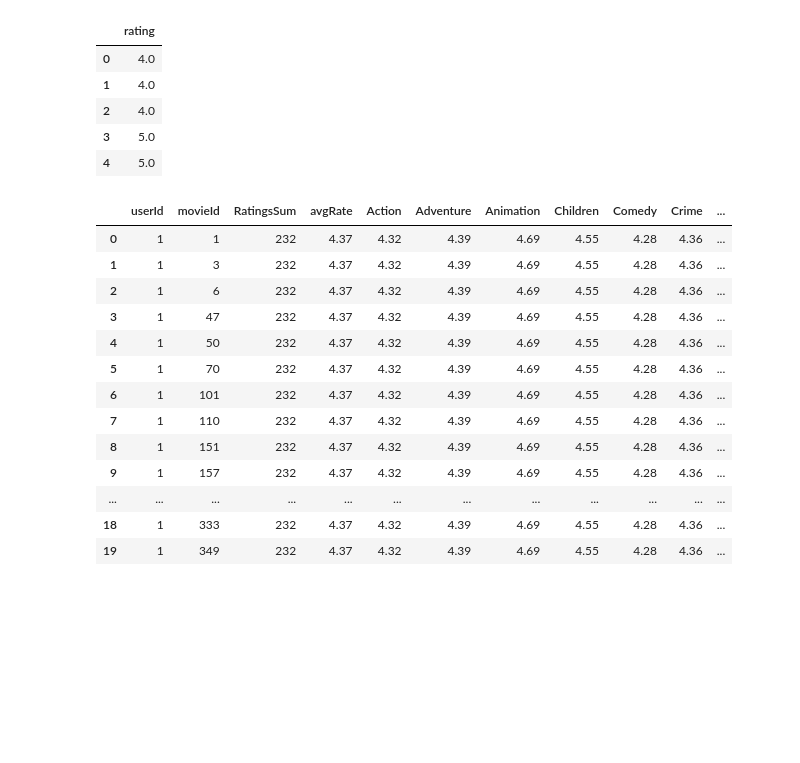
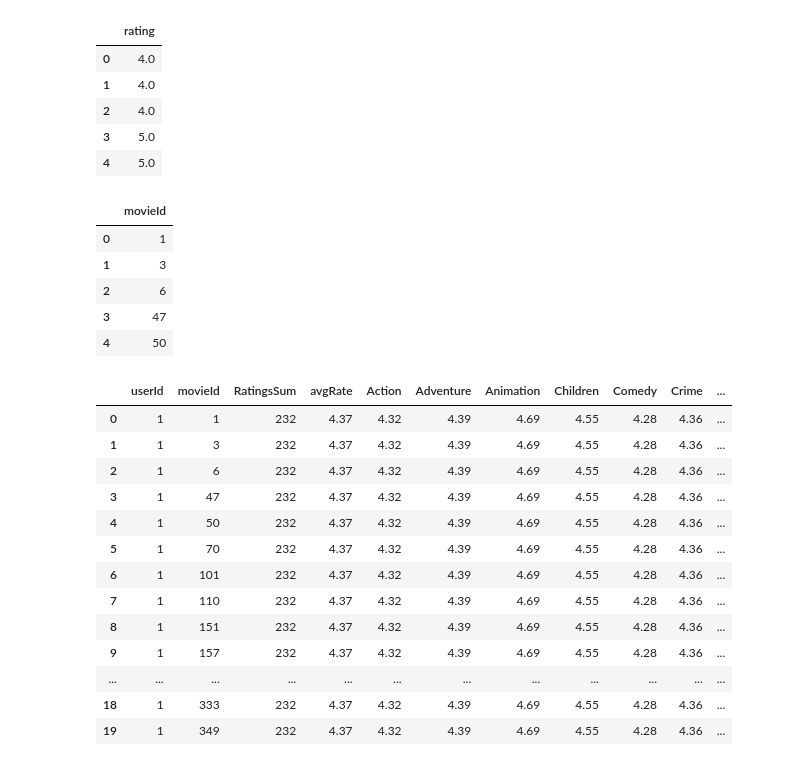
Before and after one commit to Madhushanka00/MovieMania, a Jupyter notebook: MLmodels/ftEngineeringUser.ipynb, the cells around one changed output. Drawn from its saved outputs; the diff is of its cells as text; code cells hidden in the pictures; blank space fills up the shorter version.

```diff
--- a/MLmodels/ftEngineeringUser.ipynb
+++ b/MLmodels/ftEngineeringUser.ipynb
@@ -263,6 +263,16 @@ rating_df.head()
 | 2 | 4.0 |
 | 3 | 5.0 |
 | 4 | 5.0 |
+# %%
+only_movies=combined_ratings[['movieId']]
+only_movies.head()
+# %% [output]
+|  | movieId |
+| 0 | 1 |
+| 1 | 3 |
+| 2 | 6 |
+| 3 | 47 |
+| 4 | 50 |
 # %%
 combined_ratings.drop(columns=['rating'], inplace=True)
 combined_ratings.head(23)
```
Also changed, not shown: parts of 3 cells of this notebook, 2 other files.
